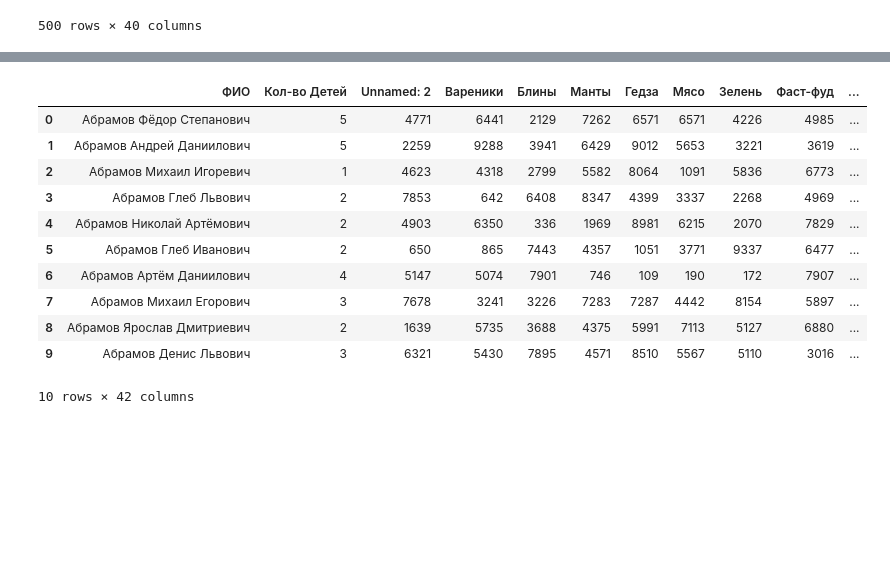
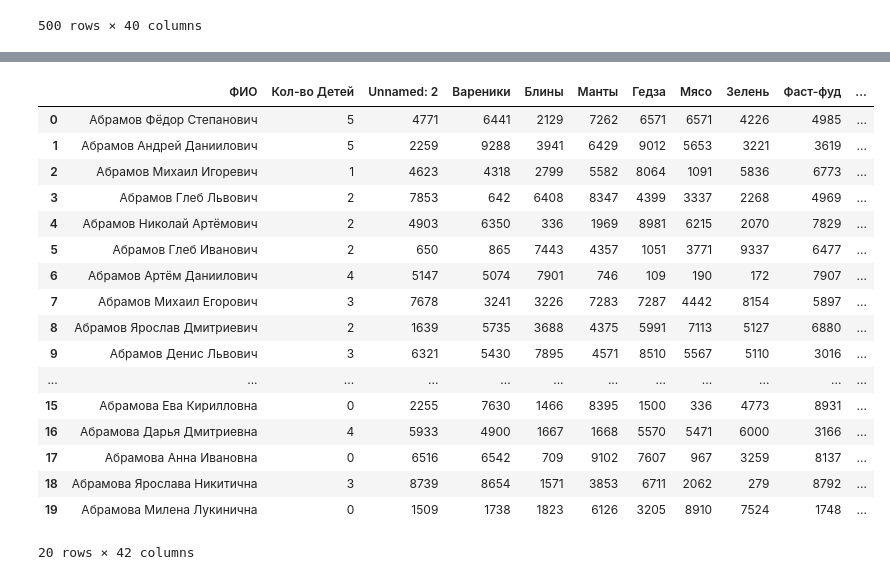
Before and after one commit to MaximNadd/Uni, a Jupyter notebook: Semester_3/Statistics_and_Data_Analysis/data_analysis.ipynb, the cells around one changed output, grey strips where cells are left out. Drawn from its saved outputs; the diff is of its cells as text; code cells hidden in the pictures; blank space fills up the shorter version.

```diff
--- a/Semester_3/Statistics_and_Data_Analysis/data_analysis.ipynb
+++ b/Semester_3/Statistics_and_Data_Analysis/data_analysis.ipynb
@@ -73,12 +73,12 @@ df.head(500)
 500 rows × 40 columns
 # %%
 conditions = [
-    df['общие_расходы'] < 150000,
-    (df['общие_расходы'] >= 150000) & (df['общие_расходы'] < 180000),
-    df['общие_расходы'] >= 180000
+    df['общие_расходы'] < 180000,
+    (df['общие_расходы'] >= 180000) & (df['общие_расходы'] < 2000000),
+    df['общие_расходы'] >= 2000000
 ]
 df['категория_дохода'] = np.select(conditions, ['Низкий', 'Средний', 'Высокий'])
-df.head(10)
+df.head(15)
 # %% [output]
 |  | ФИО | Кол-во Детей | Unnamed: 2 | Вареники | Блины | Манты | Гедза | Мясо | Зелень | Фаст-фуд | ... |
 | 0 | Абрамов Фёдор Степанович | 5 | 4771 | 6441 | 2129 | 7262 | 6571 | 6571 | 4226 | 4985 | ... |
@@ -95,16 +100,22 @@ df.head(10)
 # %%
 df['детский_сад'] = np.where(df['Кол-во Детей'] > 0, 'да', 'нет')
-df.head(10)
+df.head(20)
 # %% [output]
 |  | ФИО | Кол-во Детей | Unnamed: 2 | Вареники | Блины | Манты | Гедза | Мясо | Зелень | Фаст-фуд | ... |
 | 0 | Абрамов Фёдор Степанович | 5 | 4771 | 6441 | 2129 | 7262 | 6571 | 6571 | 4226 | 4985 | ... |
 | 1 | Абрамов Андрей Даниилович | 5 | 2259 | 9288 | 3941 | 6429 | 9012 | 5653 | 3221 | 3619 | ... |
 | 2 | Абрамов Михаил Игоревич | 1 | 4623 | 4318 | 2799 | 5582 | 8064 | 1091 | 5836 | 6773 | ... |
 | 3 | Абрамов Глеб Львович | 2 | 7853 | 642 | 6408 | 8347 | 4399 | 3337 | 2268 | 4969 | ... |
 | 4 | Абрамов Николай Артёмович | 2 | 4903 | 6350 | 336 | 1969 | 8981 | 6215 | 2070 | 7829 | ... |
 | 5 | Абрамов Глеб Иванович | 2 | 650 | 865 | 7443 | 4357 | 1051 | 3771 | 9337 | 6477 | ... |
 | 6 | Абрамов Артём Даниилович | 4 | 5147 | 5074 | 7901 | 746 | 109 | 190 | 172 | 7907 | ... |
 | 7 | Абрамов Михаил Егорович | 3 | 7678 | 3241 | 3226 | 7283 | 7287 | 4442 | 8154 | 5897 | ... |
 | 8 | Абрамов Ярослав Дмитриевич | 2 | 1639 | 5735 | 3688 | 4375 | 5991 | 7113 | 5127 | 6880 | ... |
 | 9 | Абрамов Денис Львович | 3 | 6321 | 5430 | 7895 | 4571 | 8510 | 5567 | 5110 | 3016 | ... |
+| ... | ... | ... | ... | ... | ... | ... | ... | ... | ... | ... | ... |
+| 15 | Абрамова Ева Кирилловна | 0 | 2255 | 7630 | 1466 | 8395 | 1500 | 336 | 4773 | 8931 | ... |
+| 16 | Абрамова Дарья Дмитриевна | 4 | 5933 | 4900 | 1667 | 1668 | 5570 | 5471 | 6000 | 3166 | ... |
+| 17 | Абрамова Анна Ивановна | 0 | 6516 | 6542 | 709 | 9102 | 7607 | 967 | 3259 | 8137 | ... |
+| 18 | Абрамова Ярослава Никитична | 3 | 8739 | 8654 | 1571 | 3853 | 6711 | 2062 | 279 | 8792 | ... |
+| 19 | Абрамова Милена Лукинична | 0 | 1509 | 1738 | 1823 | 6126 | 3205 | 8910 | 7524 | 1748 | ... |
-10 rows × 42 columns
+20 rows × 42 columns
```
Also changed, not shown: parts of 2 cells of this notebook.
